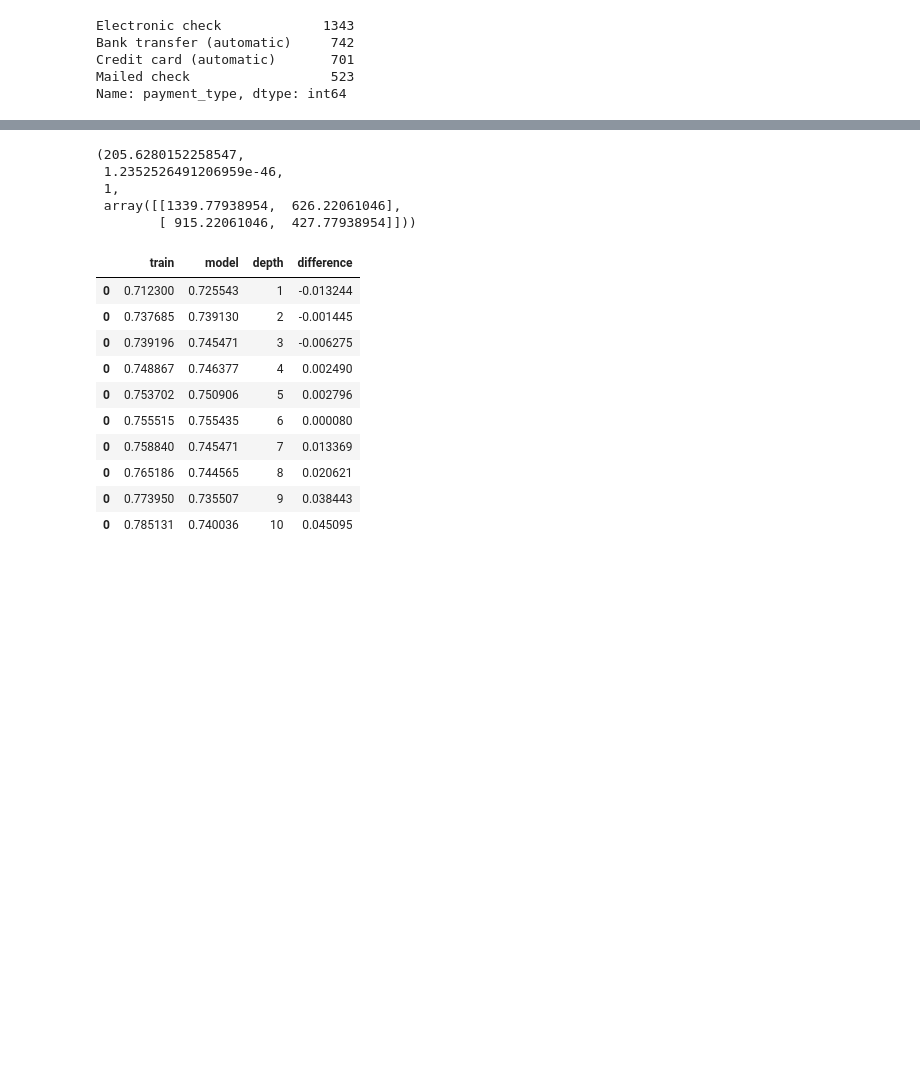
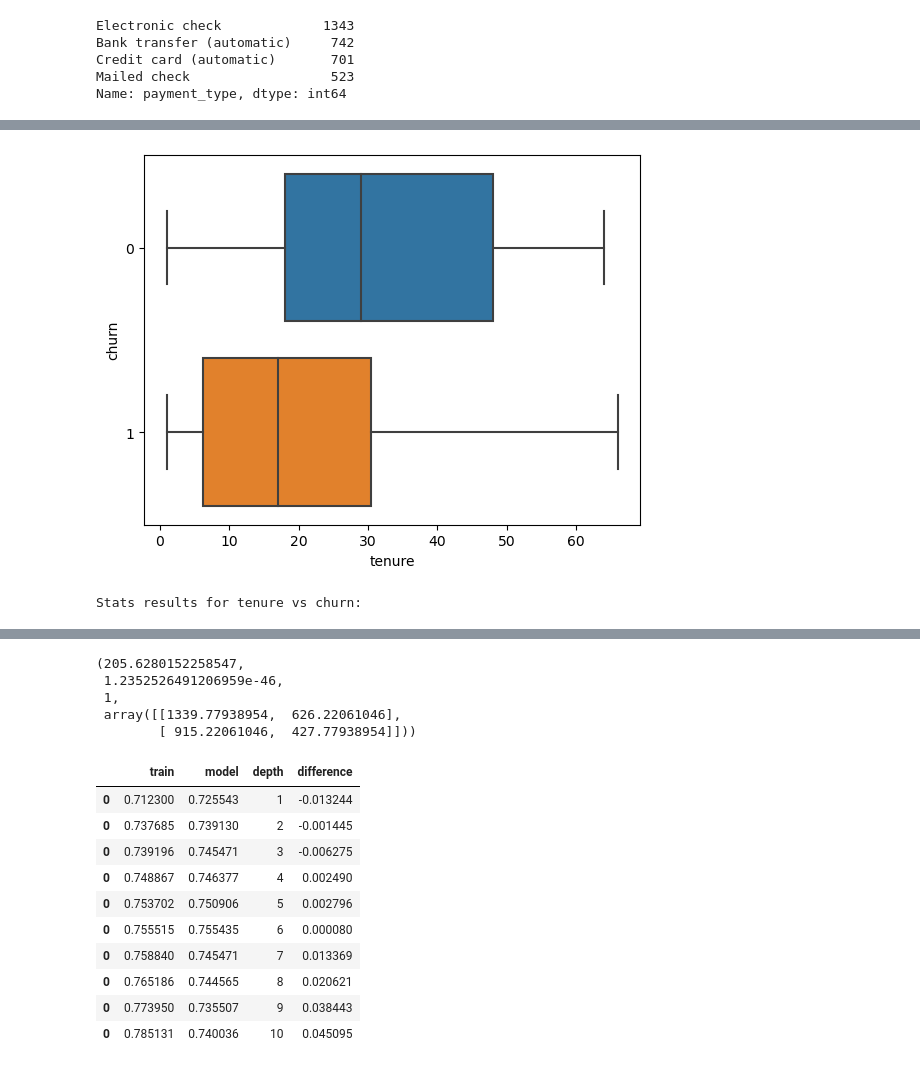
Before and after one commit to wilson-velasco/telco_project, a Jupyter notebook: non-final.ipynb, the cells around one changed output, grey strips where cells are left out. Cells and saved outputs as stored; diff of their text form; code cells hidden in the pictures; blank space fills up the shorter version.

```diff
--- a/non-final.ipynb
+++ b/non-final.ipynb
@@ -41,0 +67,20 @@ plt.show()
+# %%
+import seaborn as sns
+
+train_telco.churn = train_telco.churn.replace([0,1], ['0', '1'])
+sns.boxplot(data=train_telco, x=train_telco[(train_telco.contract_type == 'Month-to-month') &
+            (train_telco.internet_service_type == 'Fiber optic') &
+            (train_telco.online_security == 'No') &
+            (train_telco.tech_support == 'Yes')].tenure, y='churn') # Boxplots for integers vs. churn.
+plt.show()
+print()
+print(f'Stats results for tenure vs churn:')
+print()
+# Checked that none of the numerical variables follow a normal distribution. Moving over to Mann-Whitney test.
+
+# churn values have to be restored back to their dtype of integer so that it can work with modeling
+train_telco.churn = train_telco.churn.replace(['0', '1'], [0,1])
+print()
+# %% [output]
+[figure, added]
+Stats results for tenure vs churn:
```
Also changed, not shown: parts of 4 cells of this notebook, 2 other files.
